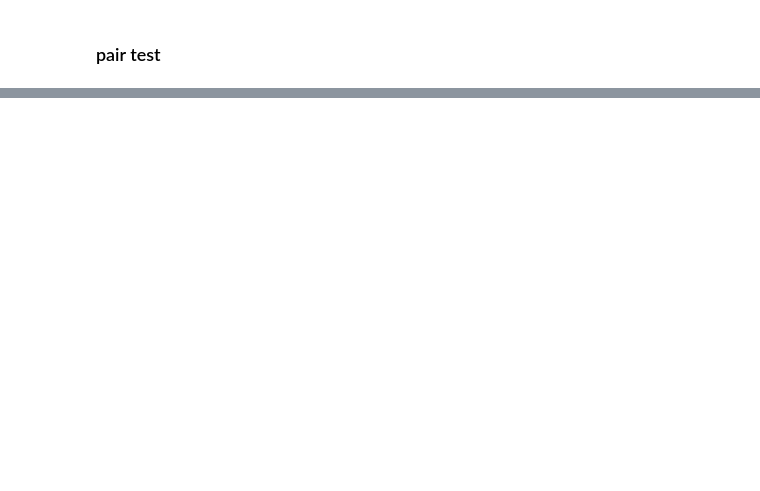
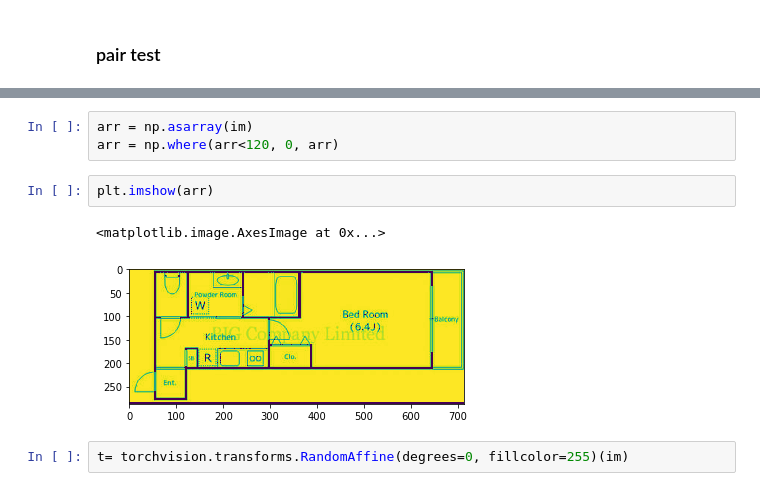
Before and after one commit to shuuchen/floorplan_similarity, a Jupyter notebook: Floorplan-Siamese-networks.ipynb, the cells around one changed output, grey strips where cells are left out. Saved outputs shown, nothing was run; the diff lists cells and outputs as text; blank space fills up the shorter version.

```diff
--- a/Floorplan-Siamese-networks.ipynb
+++ b/Floorplan-Siamese-networks.ipynb
@@ -187,0 +145,10 @@ with torch.no_grad():
+# %%
+arr = np.asarray(im)
+arr = np.where(arr<120, 0, arr)
+# %%
+plt.imshow(arr)
+# %% [output]
+<matplotlib.image.AxesImage at 0x...>
+[figure, added]
+# %%
+t= torchvision.transforms.RandomAffine(degrees=0, fillcolor=255)(im)
```
Also changed, not shown: parts of 21 cells of this notebook, 4 other files.
